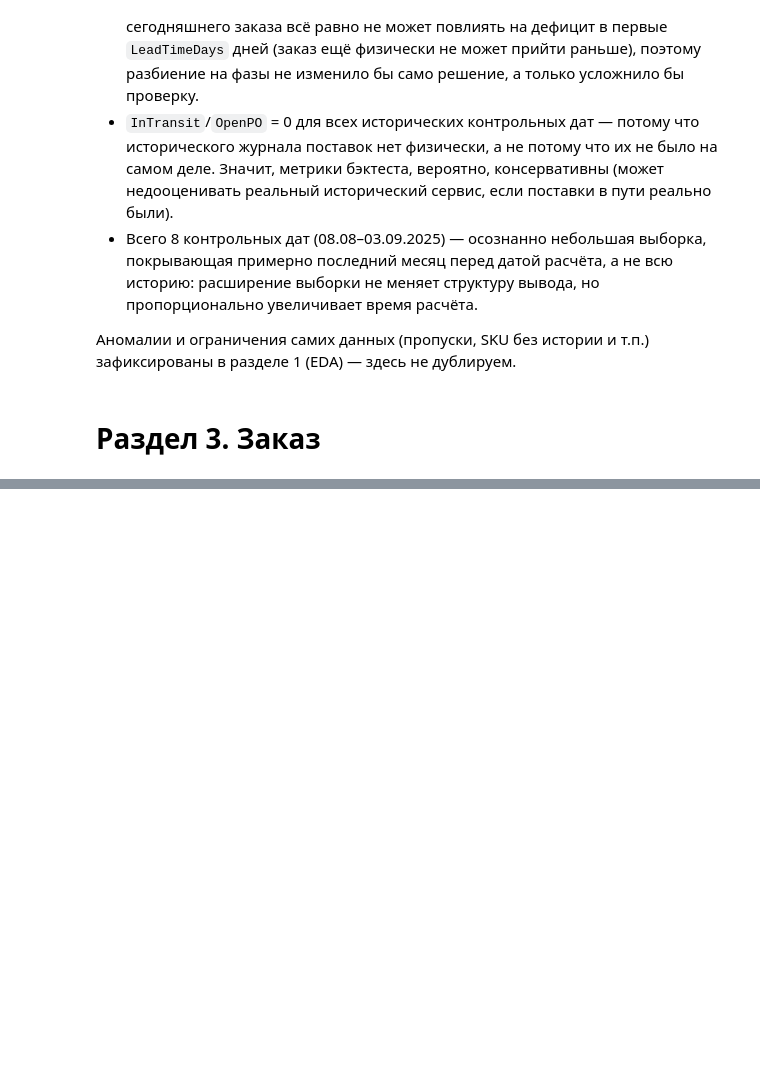
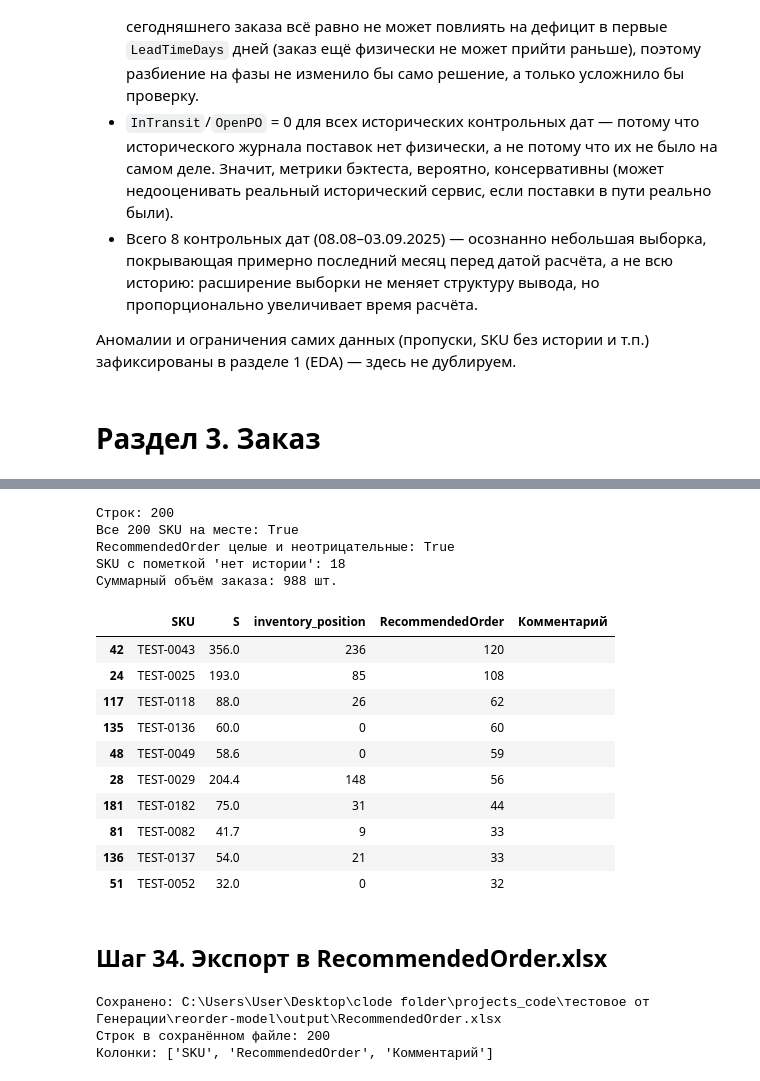
Before and after one commit to Viktor-VK/reorder-model, a Jupyter notebook: notebooks/reorder_model.ipynb, the cells around one changed output, grey strips where cells are left out. Drawn from its saved outputs; the diff is of its cells as text; code cells hidden in the pictures; blank space fills up the shorter version.

```diff
--- a/notebooks/reorder_model.ipynb
+++ b/notebooks/reorder_model.ipynb
@@ -859,0 +864,15 @@ sensitivity_df
+# %%
+# protection period на дату расчёта - тот же самый, что уже проверен на шаге 13 (15 дней).
+final_protection_period_days = get_protection_period_days(CALCULATION_DATE)
+
+# S по доработанной модели (эмпирический квантиль) - та же функция, что и в бэктесте.
+final_S, final_no_window = get_empirical_S(CALCULATION_DATE, final_protection_period_days, SERVICE_LEVEL)
+
+# Настоящая позиция запаса на дату расчёта - из реального снимка SKU, а не историческое приближение.
+final_inventory_position = (
+    sku_df.set_index("SKU")[["CurrentStock", "InTransit", "OpenPO"]].sum(axis=1).rename("inventory_position")
+)
+
+print("Protection period:", final_protection_period_days, "дней")
+print("SKU без полного окна истории:", final_no_window)
+final_S.describe()
@@ -859,0 +895,62 @@ sensitivity_df
+# %%
+final_order_df = pd.DataFrame({"SKU": sku_df["SKU"]})
+final_order_df = final_order_df.merge(final_S.rename("S"), on="SKU", how="left")
+final_order_df = final_order_df.merge(final_inventory_position, on="SKU", how="left")
+
+# Формула не меняется - та же, что и везде в проекте.
+gap = final_order_df["S"] - final_order_df["inventory_position"]
+final_order_df["RecommendedOrder"] = gap.round().clip(lower=0).astype(int)
+
+# SKU без единой продажи за всю историю (шаг 11) - явная пометка, а не молчаливый ноль.
+zero_history_skus = set(sku_activity.loc[sku_activity["total_sales"] == 0, "SKU"])
+final_order_df["Комментарий"] = final_order_df["SKU"].apply(
+    lambda sku: (
+        "Нет истории продаж за 457 дней - рекомендация 0 отражает отсутствие данных, "
+        "а не подтверждённый нулевой спрос. Требует ручной проверки перед заказом."
+    ) if sku in zero_history_skus else ""
+)
+
+print("Строк:", len(final_order_df))
+print("Все 200 SKU на месте:", set(final_order_df["SKU"]) == set(sku_df["SKU"]))
+print("RecommendedOrder целые и неотрицательные:", (final_order_df["RecommendedOrder"] >= 0).all() and final_order_df["RecommendedOrder"].dtype.kind == "i")
+print("SKU с пометкой 'нет истории':", (final_order_df["Комментарий"] != "").sum())
+print("Суммарный объём заказа:", final_order_df["RecommendedOrder"].sum(), "шт.")
+
+final_order_df.sort_values("RecommendedOrder", ascending=False).head(10)
+# %% [output]
+Строк: 200
+Все 200 SKU на месте: True
+RecommendedOrder целые и неотрицательные: True
+SKU с пометкой 'нет истории': 18
+Суммарный объём заказа: 988 шт.
+|  | SKU | S | inventory_position | RecommendedOrder | Комментарий |
+| 42 | TEST-0043 | 356.0 | 236 | 120 |  |
+| 24 | TEST-0025 | 193.0 | 85 | 108 |  |
+| 117 | TEST-0118 | 88.0 | 26 | 62 |  |
+| 135 | TEST-0136 | 60.0 | 0 | 60 |  |
+| 48 | TEST-0049 | 58.6 | 0 | 59 |  |
+| 28 | TEST-0029 | 204.4 | 148 | 56 |  |
+| 181 | TEST-0182 | 75.0 | 31 | 44 |  |
+| 81 | TEST-0082 | 41.7 | 9 | 33 |  |
+| 136 | TEST-0137 | 54.0 | 21 | 33 |  |
+| 51 | TEST-0052 | 32.0 | 0 | 32 |  |
+# %% [markdown]
+## Шаг 34. Экспорт в RecommendedOrder.xlsx
+# %%
+# Папка output/ уже существует в проекте (с .gitkeep) - собираем путь относительно корня.
+output_dir = project_dir / "output"
+output_path = output_dir / "RecommendedOrder.xlsx"
+
+# Экспортируем только итоговые колонки, которые нужны по условию задания.
+final_order_df[["SKU", "RecommendedOrder", "Комментарий"]].to_excel(output_path, index=False)
+
+print("Сохранено:", output_path)
+
+# Перечитываем сохранённый файл - проверка, что экспорт действительно корректен, а не просто "не упал".
+check_df = pd.read_excel(output_path)
+print("Строк в сохранённом файле:", len(check_df))
+print("Колонки:", list(check_df.columns))
+# %% [output]
+Сохранено: C:\Users\User\Desktop\clode folder\projects_code\тестовое от Генерации\reorder-model\output\RecommendedOrder.xlsx
+Строк в сохранённом файле: 200
+Колонки: ['SKU', 'RecommendedOrder', 'Комментарий']
```
Also changed, not shown: parts of 4 cells of this notebook, 2 other files.
